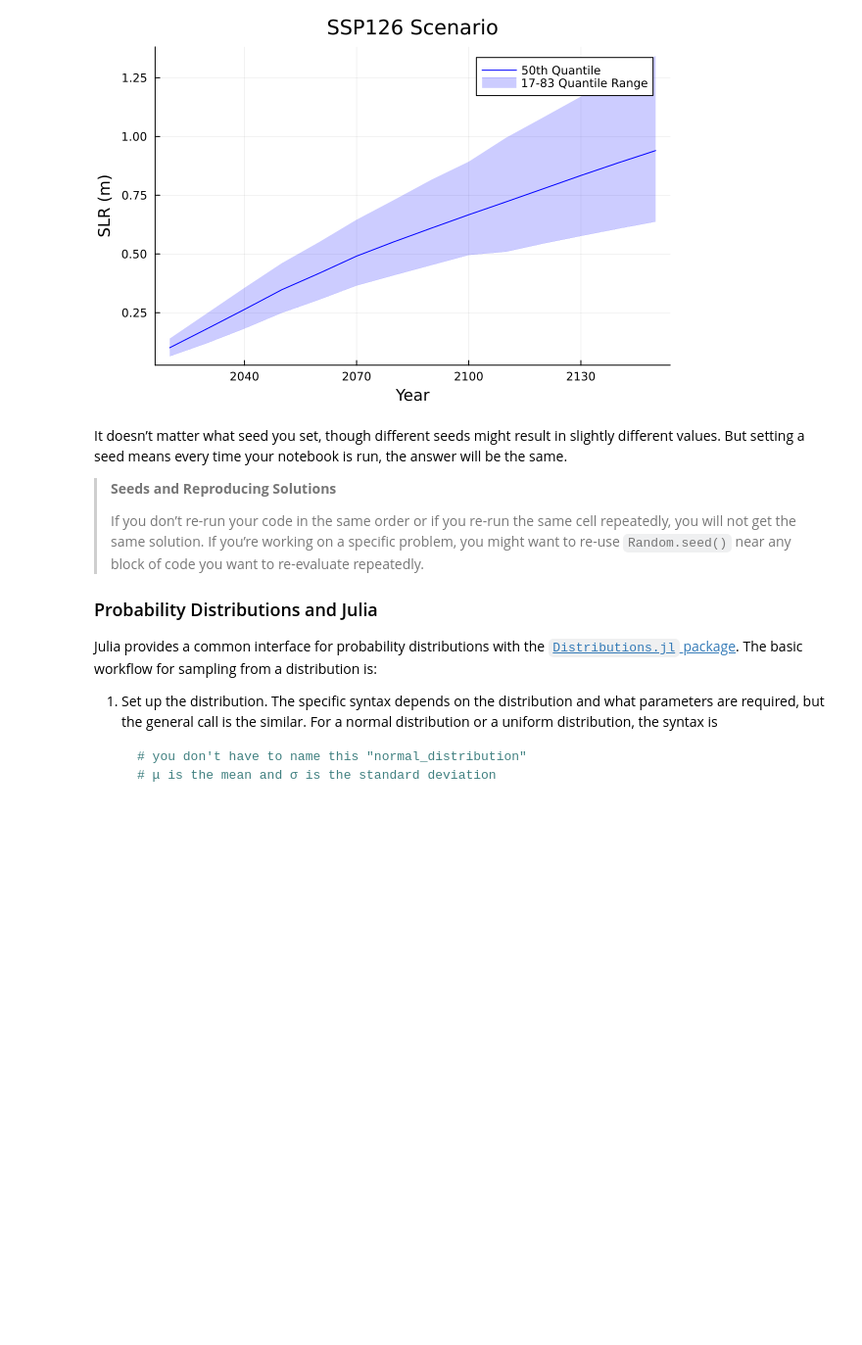
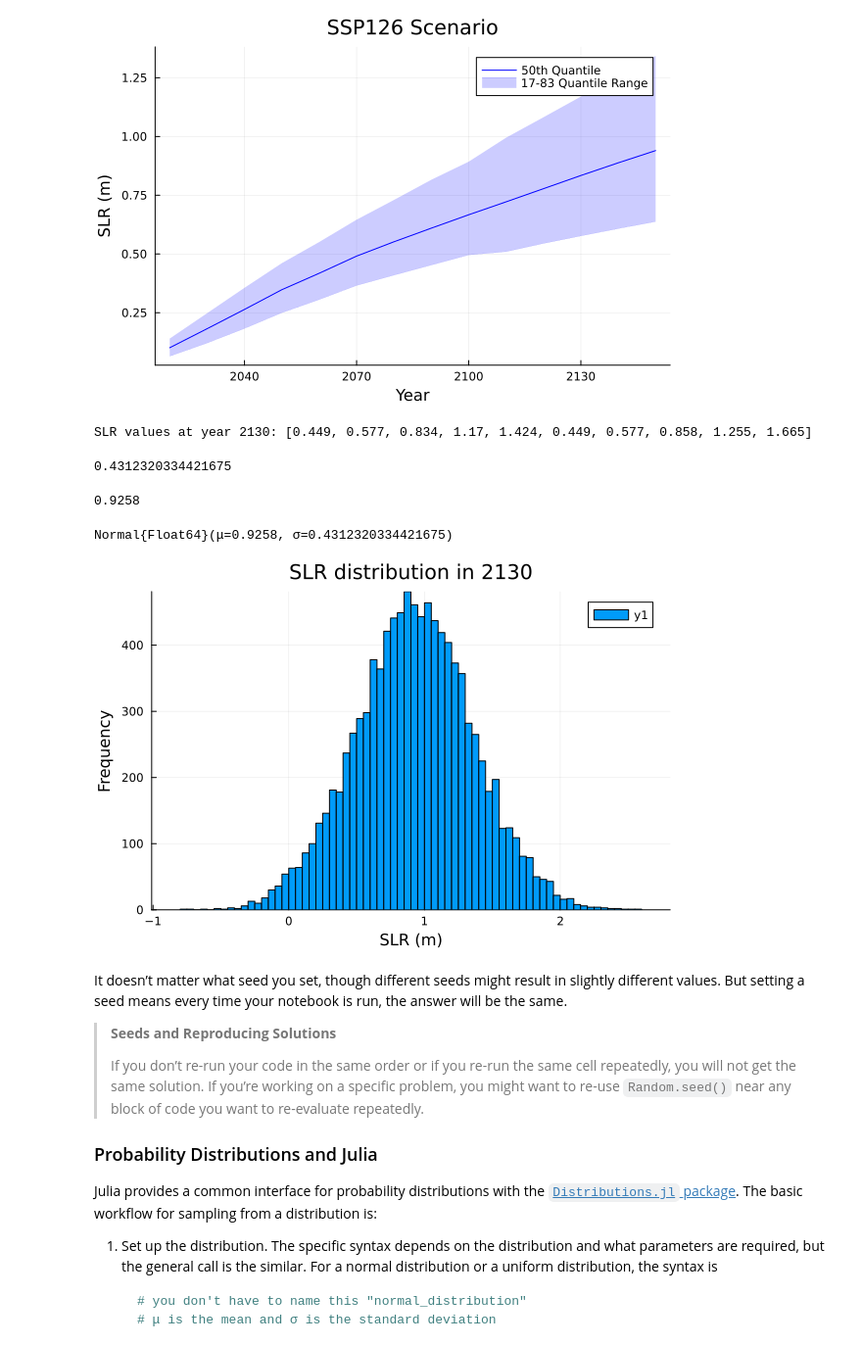
Before and after one commit to rms428/SLR-to-BI-4750, a Jupyter notebook: firstmcpass.ipynb, the cells around one changed output. Shown at 98% size. Saved outputs shown, nothing was run; the diff lists cells and outputs as text; code cells hidden in the pictures; blank space fills up the shorter version.

```diff
--- a/firstmcpass.ipynb
+++ b/firstmcpass.ipynb
@@ -102,6 +49,38 @@ plot(years, sea_levels_50, label="50th Quantile", color=:blue, lw=1, xlabel="Yea
 plot!(years, sea_levels_25, fillrange=sea_levels_75, label="17-83 Quantile Range", color=:blue, lw=0, fillalpha=0.2)
 # %% [output]
 [figure]
+# %%
+# Index year 2130
+year_index = findfirst(x -> x == 2130, years)
+
+# Filter data for scenario 'ssp126' and year 2130, handling missing values
+data = filter(row -> row.scenario == "ssp126" && !ismissing(row[Symbol(string(years[year_index]))]), slr)
+
+# Extract the values for year 2130 as a vector
+slr_values_at_2130 = [row[Symbol(string(years[year_index]))] for row in eachrow(data)]
+
+# Print the vector of all SLR values at year 2130 for the ssp126 scenario
+println("SLR values at year 2130: ", slr_values_at_2130)
+# %% [output]
+SLR values at year 2130: [0.449, 0.577, 0.834, 1.17, 1.424, 0.449, 0.577, 0.858, 1.255, 1.665]
+# %%
+σ = std(slr_values_at_2130)
+# %% [output]
+0.4312320334421675
+# %%
+μ = mean(slr_values_at_2130)
+# %% [output]
+0.9258
+# %%
+# μ is the mean and σ is the standard deviation
+normal_distribution = Normal(μ, σ)
+# %% [output]
+Normal{Float64}(μ=0.9258, σ=0.4312320334421675)
+# %%
+showcase_samples = rand(normal_distribution, 10_000)
+histogram(showcase_samples, xlabel="SLR (m)", ylabel="Frequency", title="SLR distribution in 2130")
+# %% [output]
+[figure, added]
 # %% [markdown]
 It doesn’t matter what seed you set, though different seeds might result
 in slightly different values. But setting a seed means every time your
```
Also changed, not shown: parts of 4 cells of this notebook.
